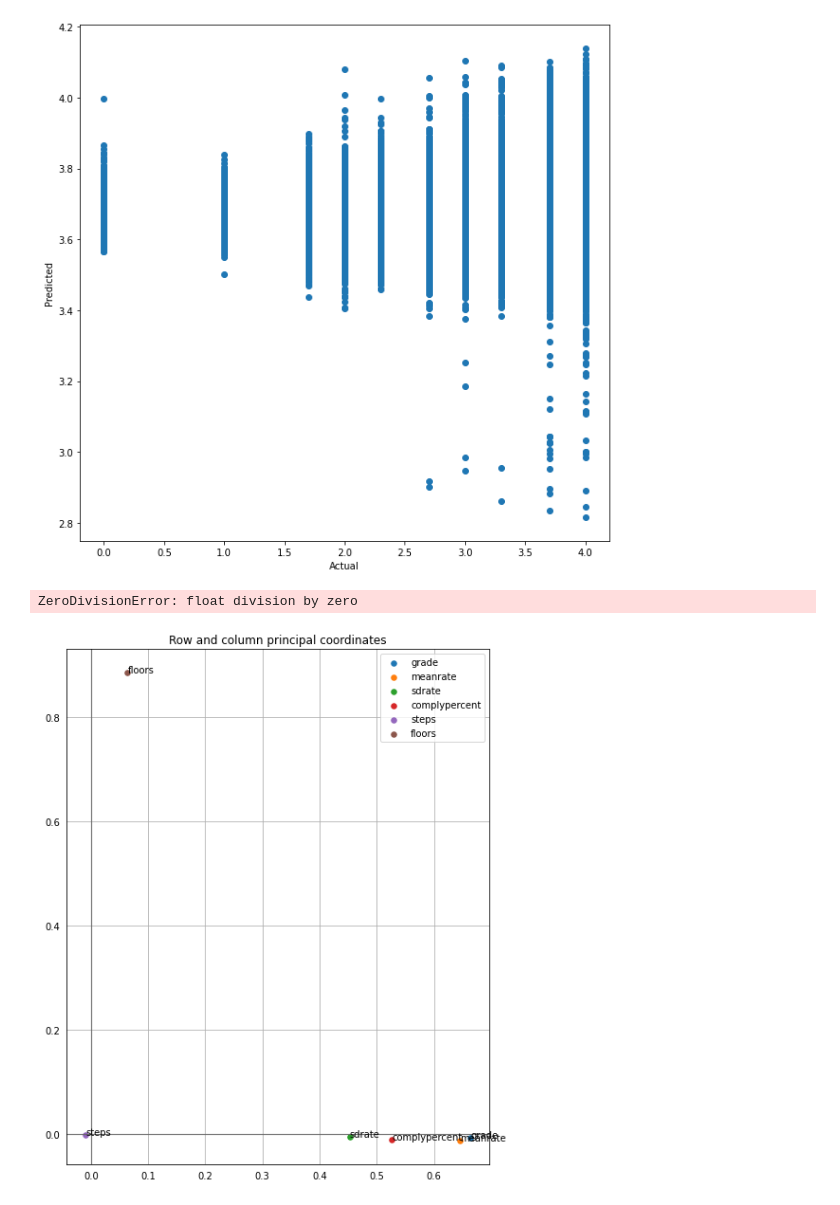
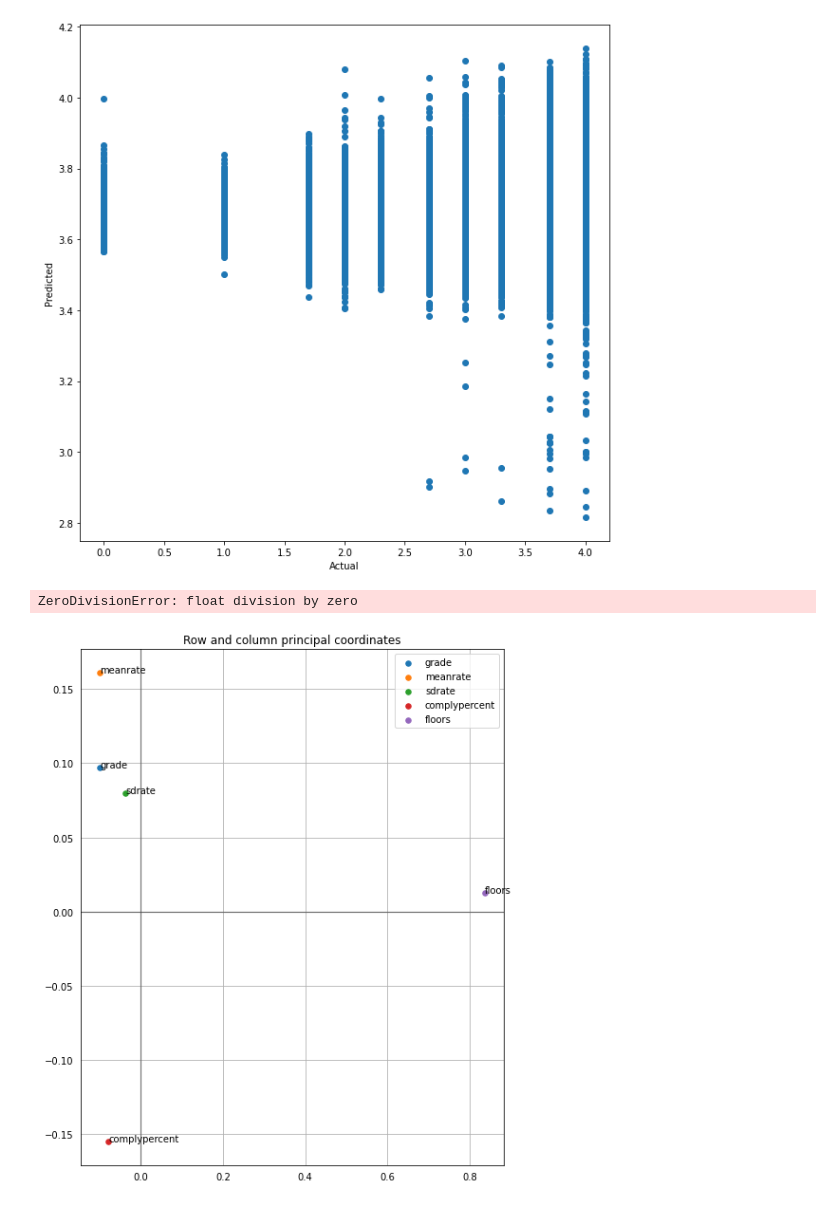
Before and after one commit to EAltunoglu/cmpe492, a Jupyter notebook: activity_grade.ipynb, the cells around one changed output. Saved outputs shown, nothing was run; the diff lists cells and outputs as text; code cells hidden in the pictures.

```diff
--- a/activity_grade.ipynb
+++ b/activity_grade.ipynb
@@ -112,33 +112,35 @@ plt.show()
 0.015436950356652046
 [figure]
 # %%
-activity_grade_temp = activity_grade[['grade', 'meanrate', 'sdrate', 'complypercent','steps','floors']]
+activity_grade_temp = activity_grade[['grade', 'meanrate', 'sdrate', 'complypercent','floors']]
+# activity_grade_temp = activity_grade
 activity_grade_temp = activity_grade_temp.fillna(0)
+activity_grade_temp = activity_grade_temp.loc[(activity_grade_temp!=0).any(axis=1)]
 # for col in activity_grade_temp.columns:
 #     activity_grade_temp = activity_grade_temp.loc[activity_grade_temp[col] > 0]
 
 prince_mca = prince.MCA(
         n_components=2,
         n_iter=3,
         copy=True,
         check_input=True,
         engine='auto',
         random_state=42
         )
 sleep_grade_mca = prince_mca.fit(activity_grade_temp)
 
 ax = sleep_grade_mca.plot_coordinates(
         X=activity_grade_temp,
         ax=None,
         figsize=(8, 10),
         show_row_points=False,
         row_points_size=0,
         show_row_labels=False,
         show_column_points=True,
         column_points_size=30,
         show_column_labels=True,
         legend_n_cols=1
                ).legend(loc='center left', bbox_to_anchor=(1, 0.5))
 # %% [output]
 ZeroDivisionError: float division by zero
-[figure, old version]
+[figure, new version]
```
Also changed, not shown: parts of 2 cells of this notebook, 1 other file.
